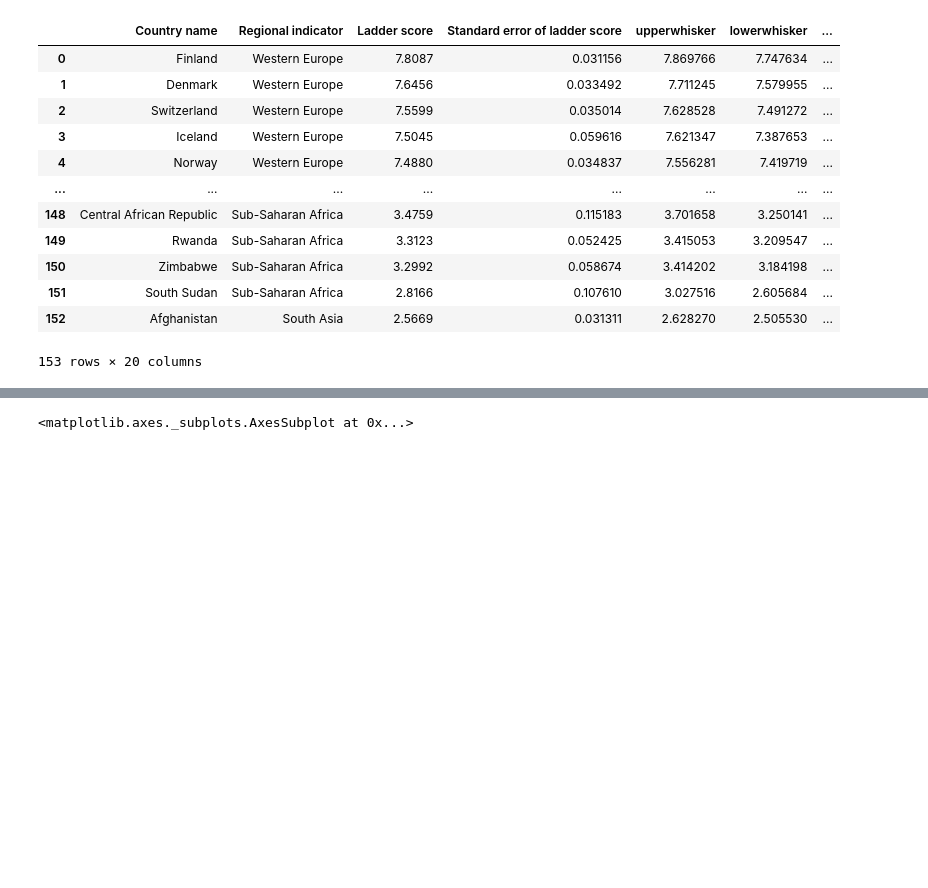
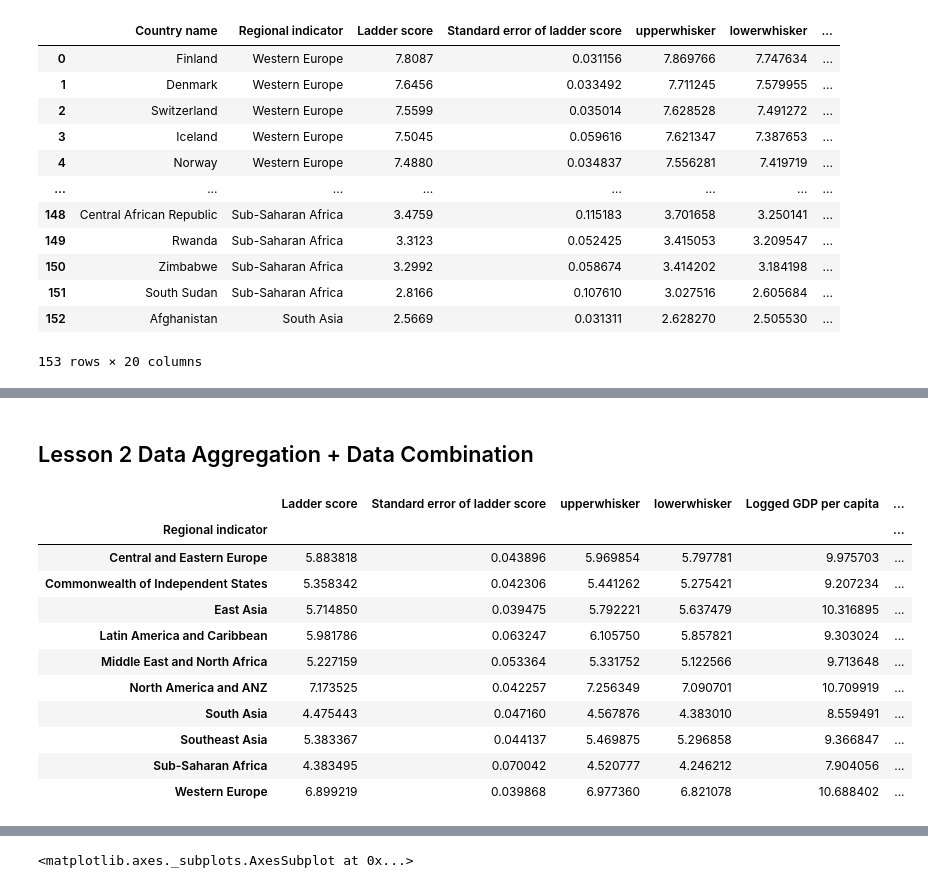
Before and after one commit to Athena112233/IntroductionToDataScience, a Jupyter notebook: DataScience1.ipynb, the cells around one changed output, grey strips where cells are left out. Cells and saved outputs as stored; diff of their text form; code cells hidden in the pictures; blank space fills up the shorter version.

```diff
--- a/DataScience1.ipynb
+++ b/DataScience1.ipynb
@@ -36,0 +151,18 @@ happy2020
+# %% [markdown]
+## Lesson 2 Data Aggregation + Data Combination ###
+# %%
+#collapse data
+happy2020.groupby('Regional indicator').mean()
+# %% [output]
+|  | Ladder score | Standard error of ladder score | upperwhisker | lowerwhisker | Logged GDP per capita | ... |
+| Regional indicator |  |  |  |  |  | ... |
+| Central and Eastern Europe | 5.883818 | 0.043896 | 5.969854 | 5.797781 | 9.975703 | ... |
+| Commonwealth of Independent States | 5.358342 | 0.042306 | 5.441262 | 5.275421 | 9.207234 | ... |
+| East Asia | 5.714850 | 0.039475 | 5.792221 | 5.637479 | 10.316895 | ... |
+| Latin America and Caribbean | 5.981786 | 0.063247 | 6.105750 | 5.857821 | 9.303024 | ... |
+| Middle East and North Africa | 5.227159 | 0.053364 | 5.331752 | 5.122566 | 9.713648 | ... |
+| North America and ANZ | 7.173525 | 0.042257 | 7.256349 | 7.090701 | 10.709919 | ... |
+| South Asia | 4.475443 | 0.047160 | 4.567876 | 4.383010 | 8.559491 | ... |
+| Southeast Asia | 5.383367 | 0.044137 | 5.469875 | 5.296858 | 9.366847 | ... |
+| Sub-Saharan Africa | 4.383495 | 0.070042 | 4.520777 | 4.246212 | 7.904056 | ... |
+| Western Europe | 6.899219 | 0.039868 | 6.977360 | 6.821078 | 10.688402 | ... |
```
Also changed, not shown: parts of 16 cells of this notebook, 5 other files.
